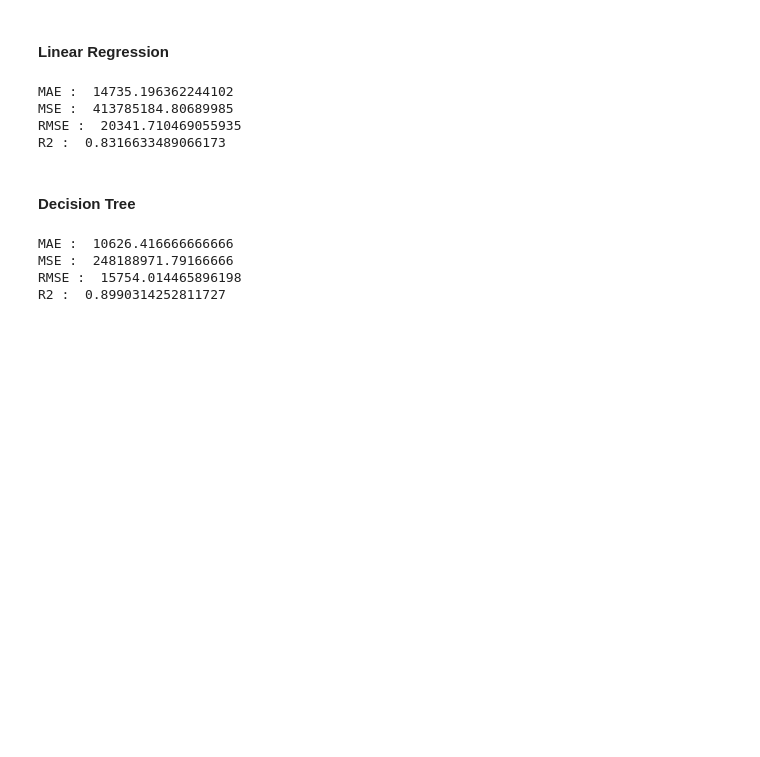
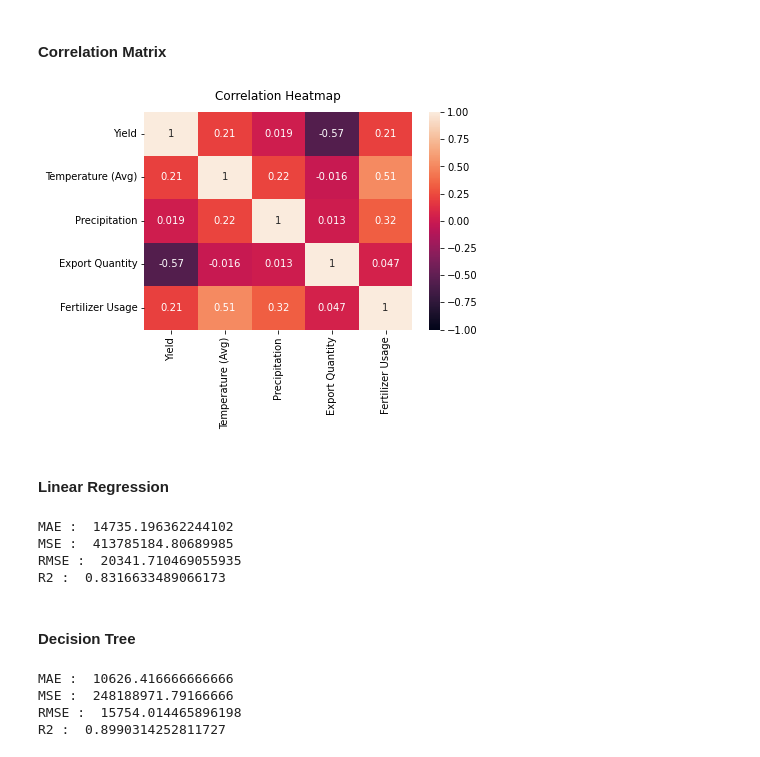
Before and after one commit to Darth-Kronos/Crop-Yield-Prediction, a Jupyter notebook: models.ipynb, the cells around one changed output. Cells and saved outputs as stored; diff of their text form; code cells hidden in the pictures; blank space fills up the shorter version.

```diff
--- a/models.ipynb
+++ b/models.ipynb
@@ -45,8 +46,18 @@ def compute_scores(y_test, y_pred):
     print("R2 : ",r2)
 # %%
 df = pd.read_csv("Data/crop_yield_data.csv")
+# %%
+df = df.drop(columns=["Year"], axis =1 )
 # %%
 X_train, X_test, y_train, y_test, X = preprocess(df)
+# %% [markdown]
+#### Correlation Matrix
+# %%
+df.corr()
+heatmap = sns.heatmap(df.corr(), vmin=-1, vmax=1, annot=True)
+heatmap.set_title('Correlation Heatmap', fontdict={'fontsize':12}, pad=12);
+# %% [output]
+[figure, added]
 # %% [markdown]
 #### Linear Regression
 # %%
```
Also changed, not shown: parts of 2 cells of this notebook.
